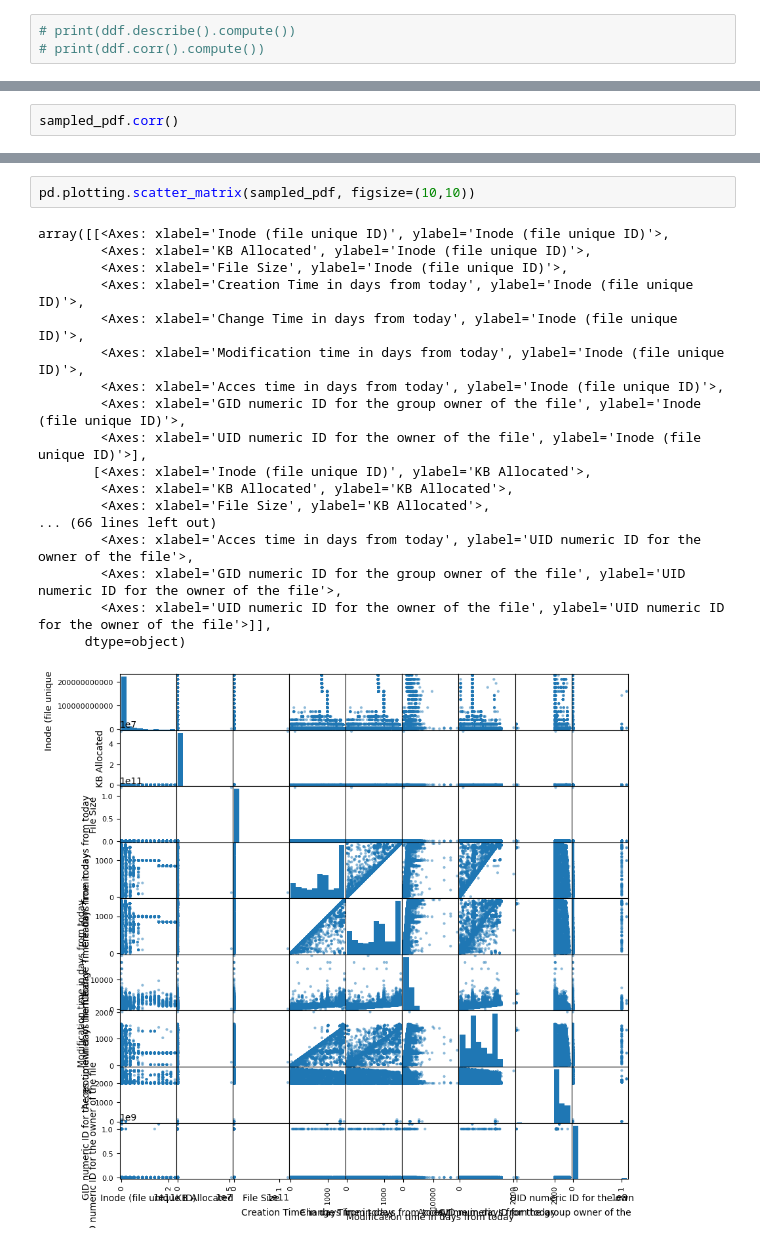
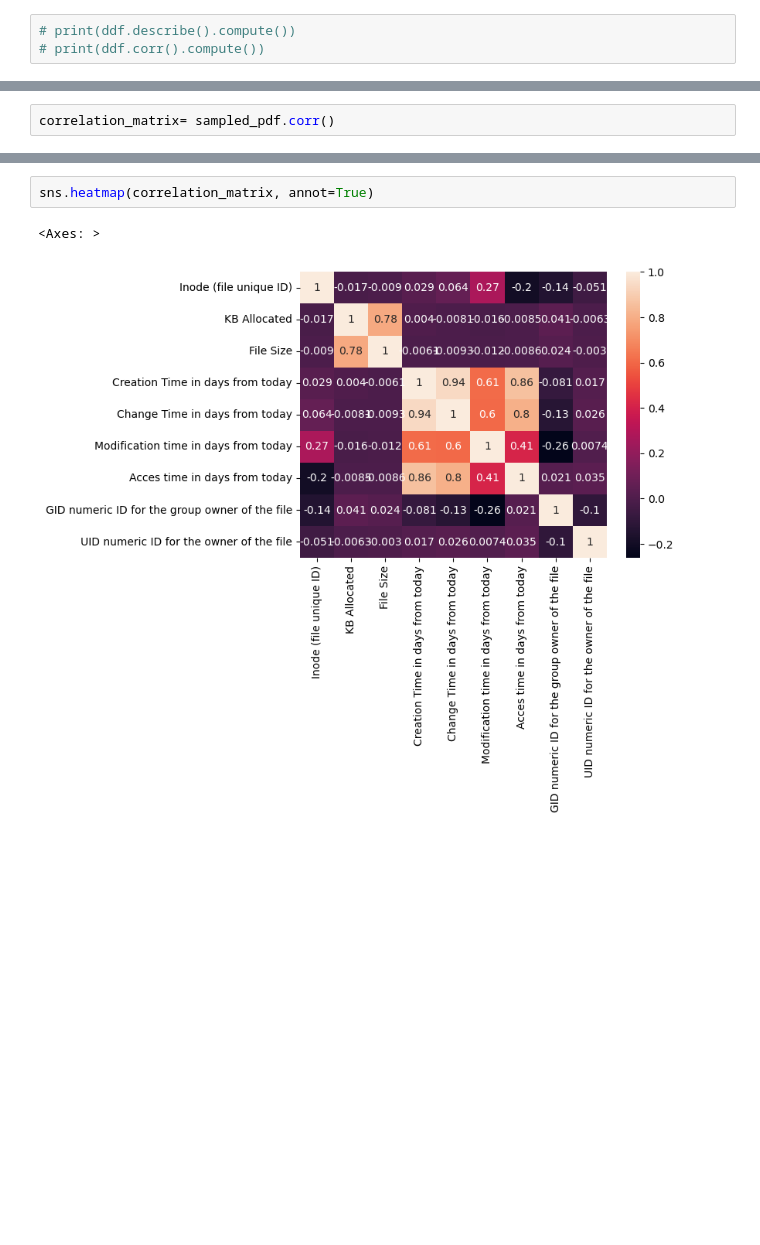
Before and after one commit to tairaeli/ICER_user_data_analytics, a Jupyter notebook: data_insights_GL.ipynb, the cells around one changed output, grey strips where cells are left out. Cells and saved outputs as stored; diff of their text form; blank space fills up the shorter version.

Commit message:
added hists and corr heatmap

```diff
--- a/data_insights_GL.ipynb
+++ b/data_insights_GL.ipynb
@@ -64,2 +79,2 @@ sampled_pdf
 # %%
-sampled_pdf.corr()
+correlation_matrix= sampled_pdf.corr()
@@ -77,21 +81,5 @@ sampled_pdf.corr()
 # %%
-pd.plotting.scatter_matrix(sampled_pdf, figsize=(10,10))
+sns.heatmap(correlation_matrix, annot=True)
 # %% [output]
-array([[<Axes: xlabel='Inode (file unique ID)', ylabel='Inode (file unique ID)'>,
-        <Axes: xlabel='KB Allocated', ylabel='Inode (file unique ID)'>,
-        <Axes: xlabel='File Size', ylabel='Inode (file unique ID)'>,
-        <Axes: xlabel='Creation Time in days from today', ylabel='Inode (file unique ID)'>,
-        <Axes: xlabel='Change Time in days from today', ylabel='Inode (file unique ID)'>,
-        <Axes: xlabel='Modification time in days from today', ylabel='Inode (file unique ID)'>,
-        <Axes: xlabel='Acces time in days from today', ylabel='Inode (file unique ID)'>,
-        <Axes: xlabel='GID numeric ID for the group owner of the file', ylabel='Inode (file unique ID)'>,
-        <Axes: xlabel='UID numeric ID for the owner of the file', ylabel='Inode (file unique ID)'>],
-       [<Axes: xlabel='Inode (file unique ID)', ylabel='KB Allocated'>,
-        <Axes: xlabel='KB Allocated', ylabel='KB Allocated'>,
-        <Axes: xlabel='File Size', ylabel='KB Allocated'>,
-... (66 lines left out)
-        <Axes: xlabel='Acces time in days from today', ylabel='UID numeric ID for the owner of the file'>,
-        <Axes: xlabel='GID numeric ID for the group owner of the file', ylabel='UID numeric ID for the owner of the file'>,
-        <Axes: xlabel='UID numeric ID for the owner of the file', ylabel='UID numeric ID for the owner of the file'>]],
-      dtype=object)
+<Axes: >
-[figure, old version]
+[figure, new version]
```
Also changed, not shown: parts of 11 cells of this notebook.
